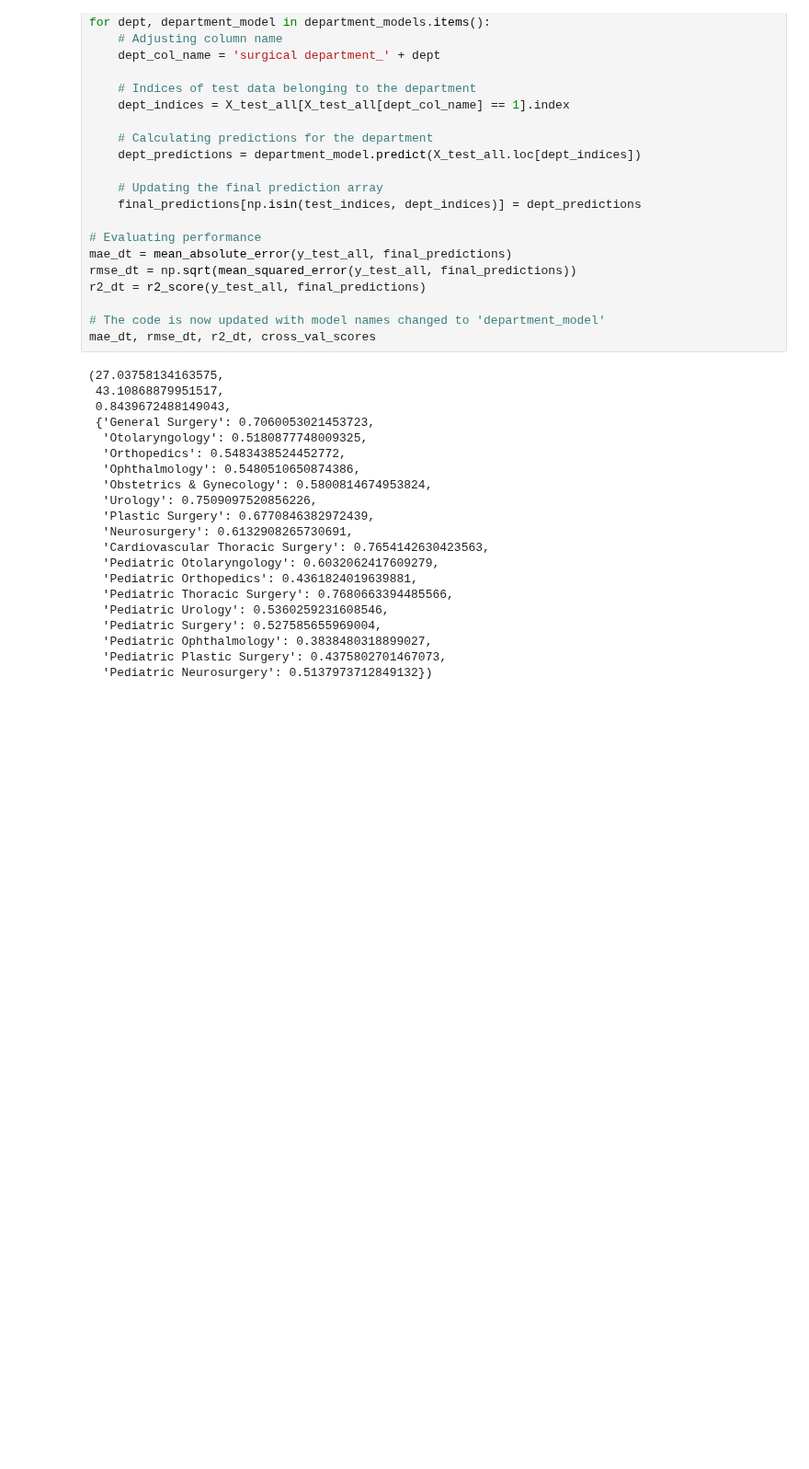
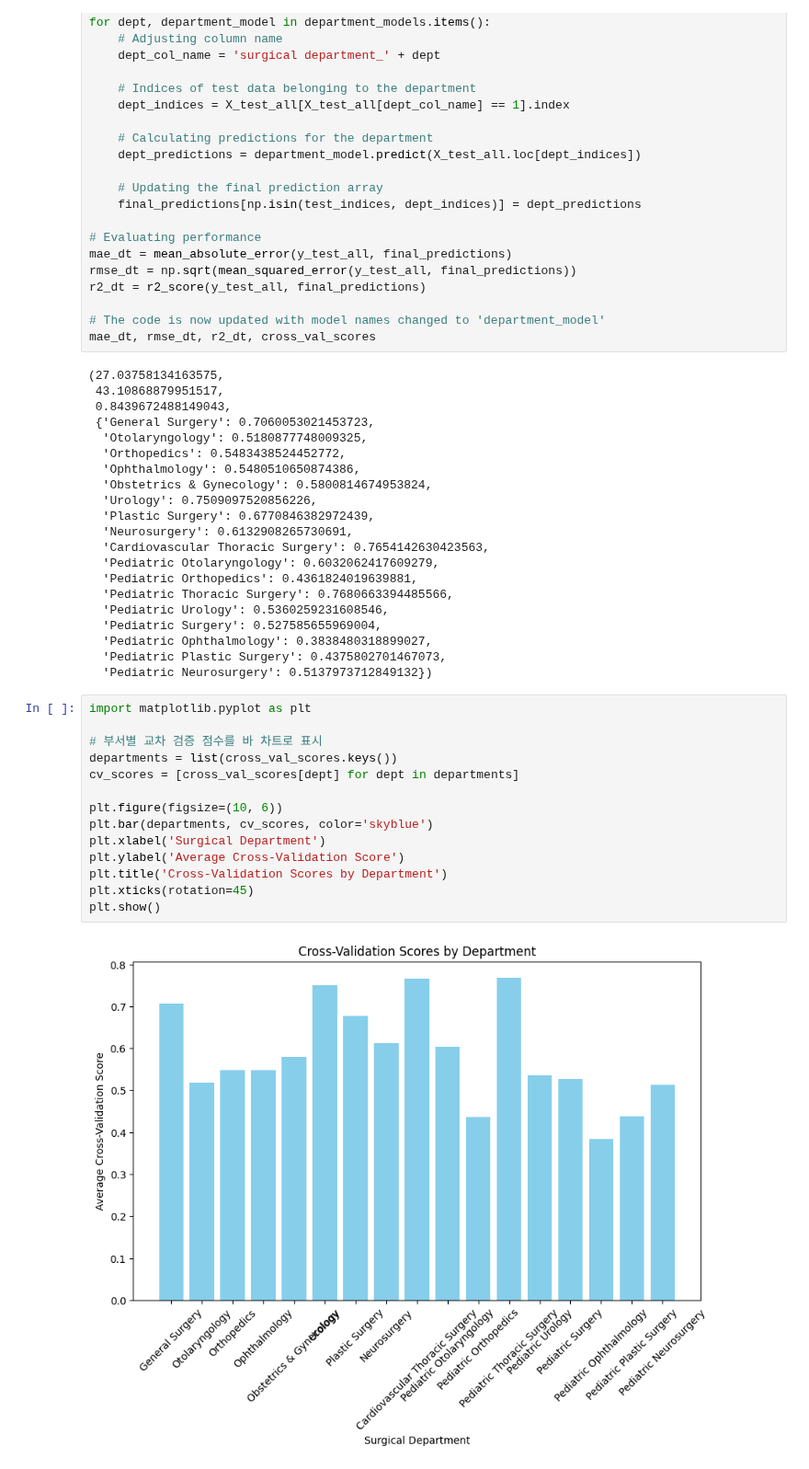
Before and after one commit to devguno/Surgical-Duration-Prediction, a Jupyter notebook: cv.ipynb, the cells around one changed output. Shown at 92% size. Saved outputs shown, nothing was run; the diff lists cells and outputs as text; blank space fills up the shorter version.

```diff
--- a/cv.ipynb
+++ b/cv.ipynb
@@ -348,3 +348,19 @@ mae_dt, rmse_dt, r2_dt, cross_val_scores
   'Pediatric Ophthalmology': 0.3838480318899027,
   'Pediatric Plastic Surgery': 0.4375802701467073,
   'Pediatric Neurosurgery': 0.5137973712849132})
+# %%
+import matplotlib.pyplot as plt
+
+# 부서별 교차 검증 점수를 바 차트로 표시
+departments = list(cross_val_scores.keys())
+cv_scores = [cross_val_scores[dept] for dept in departments]
+
+plt.figure(figsize=(10, 6))
+plt.bar(departments, cv_scores, color='skyblue')
+plt.xlabel('Surgical Department')
+plt.ylabel('Average Cross-Validation Score')
+plt.title('Cross-Validation Scores by Department')
+plt.xticks(rotation=45)
+plt.show()
+# %% [output]
+[figure, added]
```
Also changed, not shown: 1 other file.
